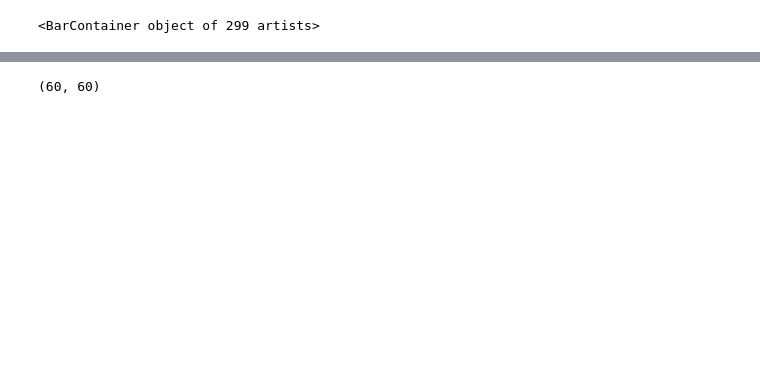
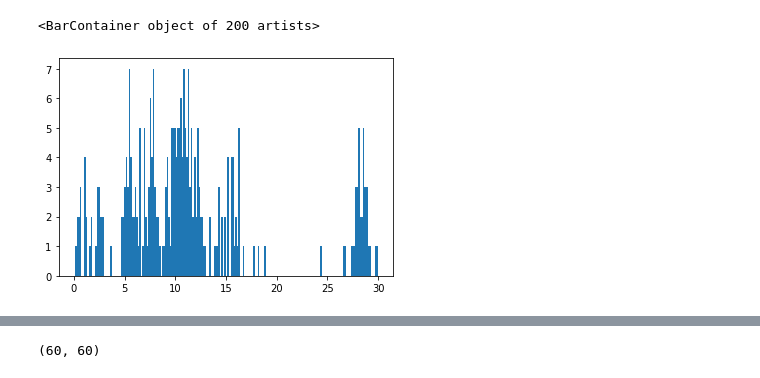
Before and after one commit to AlexTMallen/spectral-spectrum-sparse-analysis, a Jupyter notebook: allenSDK/visual_coding.ipynb, the cells around one changed output, grey strips where cells are left out. Drawn from its saved outputs; the diff is of its cells as text; code cells hidden in the pictures; blank space fills up the shorter version.

```diff
--- a/allenSDK/visual_coding.ipynb
+++ b/allenSDK/visual_coding.ipynb
@@ -145,0 +74,5 @@ Coordinates:
+# %%
+stim_epochs = session.get_stimulus_epochs()
+stim_epochs = stim_epochs[stim_epochs.stimulus_name=="natural_movie_one"]
+stim_pres_ids = session.get_stimulus_table(['natural_movie_one']).index
+stim_epochs
@@ -145,0 +85,3 @@ Coordinates:
+# %%
+unit_ids = units[(units.ecephys_structure_acronym=="VISp") & (units.specimen_id==filtered_sessions.specimen_id[session_id])].index
+unit_ids.shape
@@ -145,0 +92,3 @@ Coordinates:
+# %%
+times = session.presentationwise_spike_times(stimulus_presentation_ids=stim_pres_ids, # is this right? todo
+                                             unit_ids=unit_ids)
@@ -145,0 +112,19 @@ Coordinates:
+# %%
+num_bins = 200
+stim_length = 30  # seconds for natural movie one
+stim_range = np.array([0, stim_length])
+trials = np.zeros((20, num_bins, len(unit_ids)))  # stimulus was presented 20 times
+bin_edges = np.linspace(0, stim_length, num_bins + 1)
+bin_centers = (bin_edges[1:] + bin_edges[:-1]) / 2
+bin_width = bin_edges[1] - bin_edges[0]
+
+for j, unit_id in enumerate(unit_ids):
+    # 1st block where nat 1 is shown, it is shown 10 times in each block
+    presentations1 = stim_epochs.iloc[0].start_time + np.linspace(0, stim_epochs.iloc[0].duration, 10)
+    # 2nd block
+    presentations2 = stim_epochs.iloc[1].start_time + np.linspace(0, stim_epochs.iloc[1].duration, 10)
+    presentations = np.concatenate([presentations1, presentations2])
+    for i, start in enumerate(presentations):
+        times_ij = times[(times.unit_id==unit_id) & (start < times.index) & (times.index < (start + stim_length))].index
+        unit_counts, _ = np.histogram(times_ij, num_bins, range=start + stim_range)
+        trials[i, :, j] = unit_counts
@@ -146,7 +166,6 @@ Coordinates:
 # %%
-import matplotlib.pyplot as plt
-%matplotlib notebook
+%matplotlib inline
 bin_centers = (bin_edges[1:] + bin_edges[:-1]) / 2
 bin_width = bin_edges[1] - bin_edges[0]
-plt.bar(bin_centers, counts[0, :, 4], width=bin_width)
+plt.bar(bin_centers, trials[0, :, 2], width=bin_width)
 # %% [output]
@@ -155 +172,2 @@ plt.bar(bin_centers, counts[0, :, 4], width=bin_width)
-<BarContainer object of 299 artists>
+<BarContainer object of 200 artists>
+[figure, added]
```
Also changed, not shown: parts of 43 cells of this notebook.
